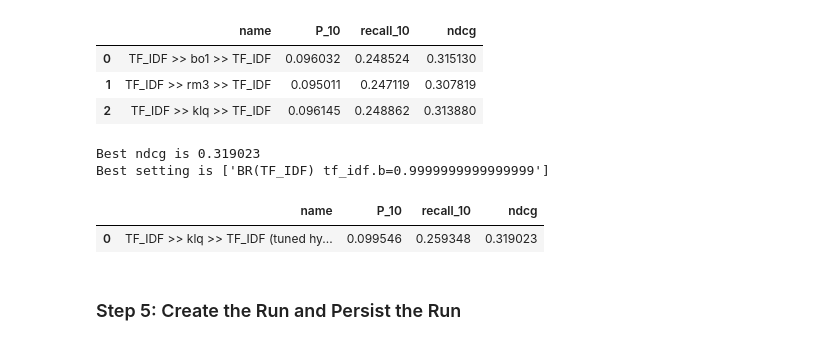
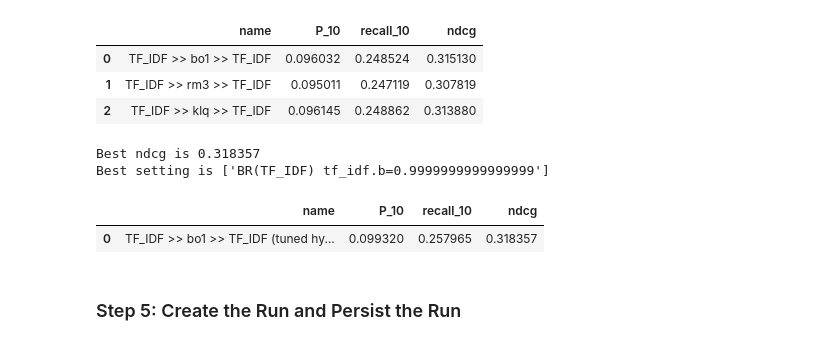
Before and after one commit to tira-io/ir-lab-jena-leipzig-wise-2023-geometric-tortoise, a Jupyter notebook: jupyter-notebook-submissions/pyterrier-notebook-dominic.ipynb, the cells around one changed output. Saved outputs shown, nothing was run; the diff lists cells and outputs as text; code cells hidden in the pictures.

```diff
--- a/jupyter-notebook-submissions/pyterrier-notebook-dominic.ipynb
+++ b/jupyter-notebook-submissions/pyterrier-notebook-dominic.ipynb
@@ -133,23 +133,23 @@ pt.Experiment(
 # %%
 import numpy as np
 
 tf_idf = pt.BatchRetrieve(indexref, wmodel="TF_IDF", controls={"tf_idf.b" : 0.75})
-tfidf_klq_tuned = tf_idf >> klq >> tf_idf
+tfidf_bo1_tuned = tf_idf >> bo1 >> tf_idf
 
 param_map = {
         tf_idf : { "tf_idf.b" : list(np.arange(0.5,1.5,0.1))},
         # bo1 : {
         #     "fb_terms" : list(range(1, 12, 3)), # makes a list of 1,3,6,7,12
         #     "fb_docs" : list(range(2, 30, 6))   # etc.
         # }
 }
-tfidf_klq_tuned = pt.GridSearch(tfidf_klq_tuned, param_map, topics, qrels, verbose=True, metric="ndcg")
-pt.Experiment([tfidf_klq_tuned], topics, qrels, ["P_10", "recall_10", "ndcg"], ["TF_IDF >> klq >> TF_IDF (tuned hyperparameter b)"], highlight="bold")
+tfidf_bo1_tuned = pt.GridSearch(tfidf_bo1_tuned, param_map, topics, qrels, verbose=True, metric="ndcg")
+pt.Experiment([tfidf_bo1_tuned], topics, qrels, ["P_10", "recall_10", "ndcg"], ["TF_IDF >> bo1 >> TF_IDF (tuned hyperparameter b)"], highlight="bold")
 # %% [output]
-Best ndcg is 0.319023
+Best ndcg is 0.318357
 Best setting is ['BR(TF_IDF) tf_idf.b=0.9999999999999999']
 |  | name | P_10 | recall_10 | ndcg |
-| 0 | TF_IDF >> klq >> TF_IDF (tuned hy... | 0.099546 | 0.259348 | 0.319023 |
+| 0 | TF_IDF >> bo1 >> TF_IDF (tuned hy... | 0.099320 | 0.257965 | 0.318357 |
 # %% [markdown]
 ### Step 5: Create the Run and Persist the Run
 # %%
```
Also changed, not shown: parts of 2 cells of this notebook, 1 other file.
